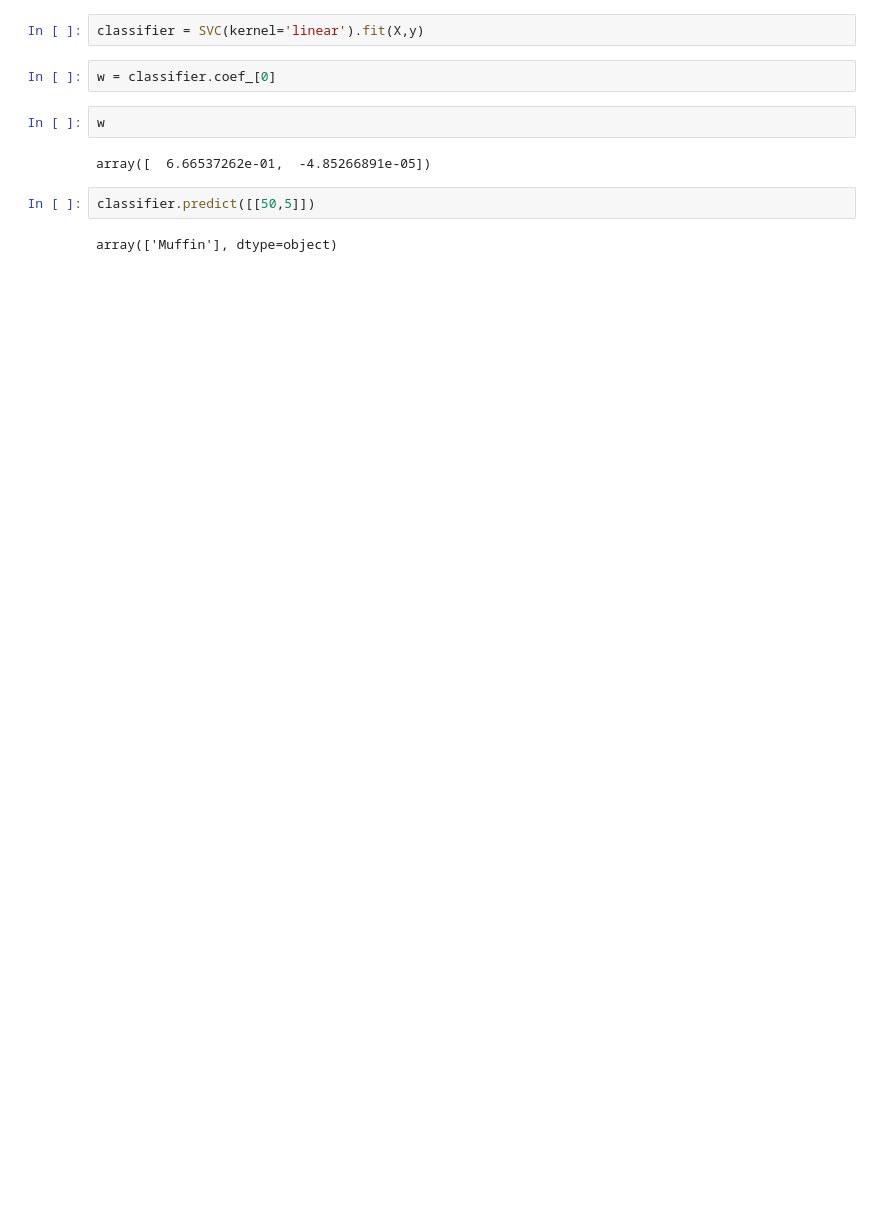
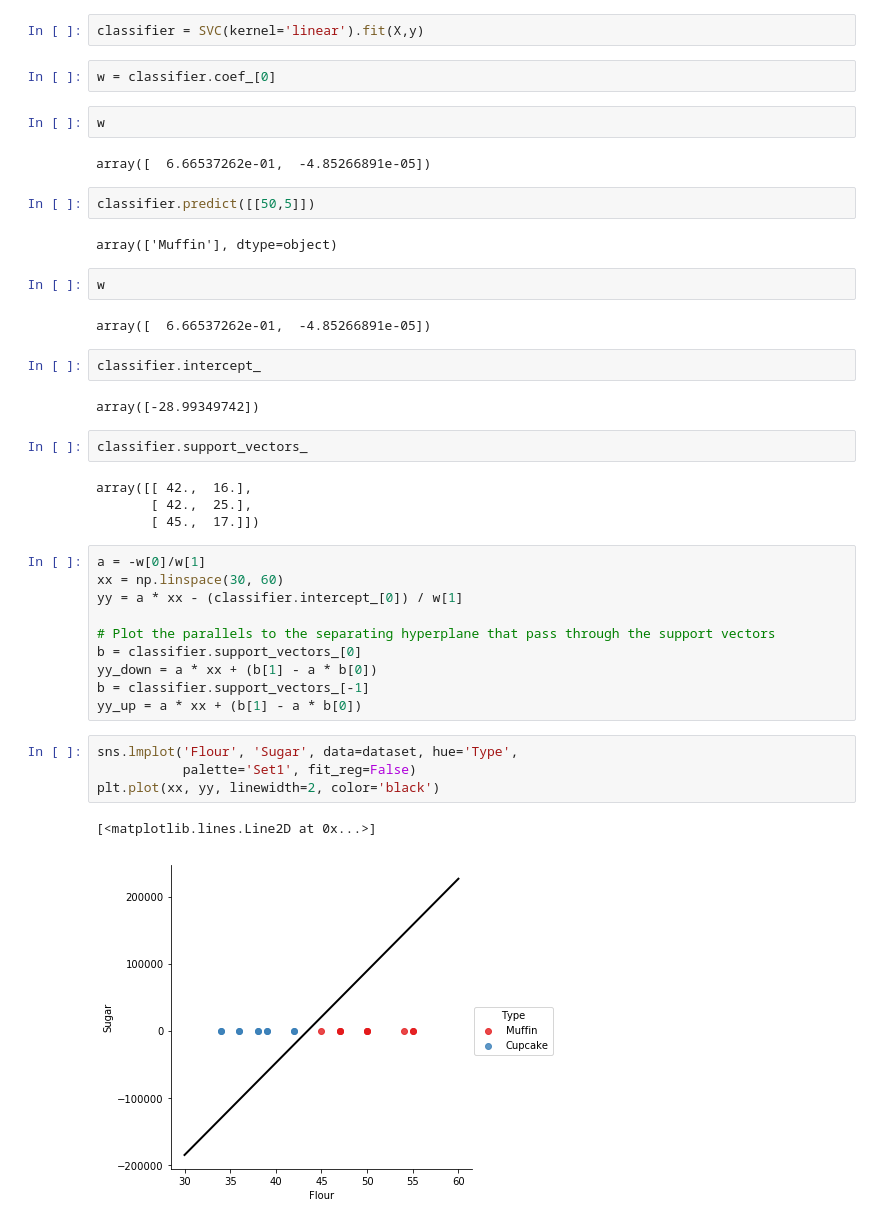
Before and after one commit to ravi4all/ML_March_1-30, a Jupyter notebook: Section_6/Example_1/MuffinCupcake.ipynb, the cells around one changed output. Saved outputs shown, nothing was run; the diff lists cells and outputs as text; blank space fills up the shorter version.

```diff
--- a/Section_6/Example_1/MuffinCupcake.ipynb
+++ b/Section_6/Example_1/MuffinCupcake.ipynb
@@ -36,3 +36,34 @@ array([  6.66537262e-01,  -4.85266891e-05])
 classifier.predict([[50,5]])
 # %% [output]
 array(['Muffin'], dtype=object)
+# %%
+w
+# %% [output]
+array([  6.66537262e-01,  -4.85266891e-05])
+# %%
+classifier.intercept_
+# %% [output]
+array([-28.99349742])
+# %%
+classifier.support_vectors_
+# %% [output]
+array([[ 42.,  16.],
+       [ 42.,  25.],
+       [ 45.,  17.]])
+# %%
+a = -w[0]/w[1]
+xx = np.linspace(30, 60)
+yy = a * xx - (classifier.intercept_[0]) / w[1]
+
+# Plot the parallels to the separating hyperplane that pass through the support vectors
+b = classifier.support_vectors_[0]
+yy_down = a * xx + (b[1] - a * b[0])
+b = classifier.support_vectors_[-1]
+yy_up = a * xx + (b[1] - a * b[0])
+# %%
+sns.lmplot('Flour', 'Sugar', data=dataset, hue='Type',
+           palette='Set1', fit_reg=False)
+plt.plot(xx, yy, linewidth=2, color='black')
+# %% [output]
+[<matplotlib.lines.Line2D at 0x...>]
+[figure, added]
```
Also changed, not shown: parts of 1 cell of this notebook.
